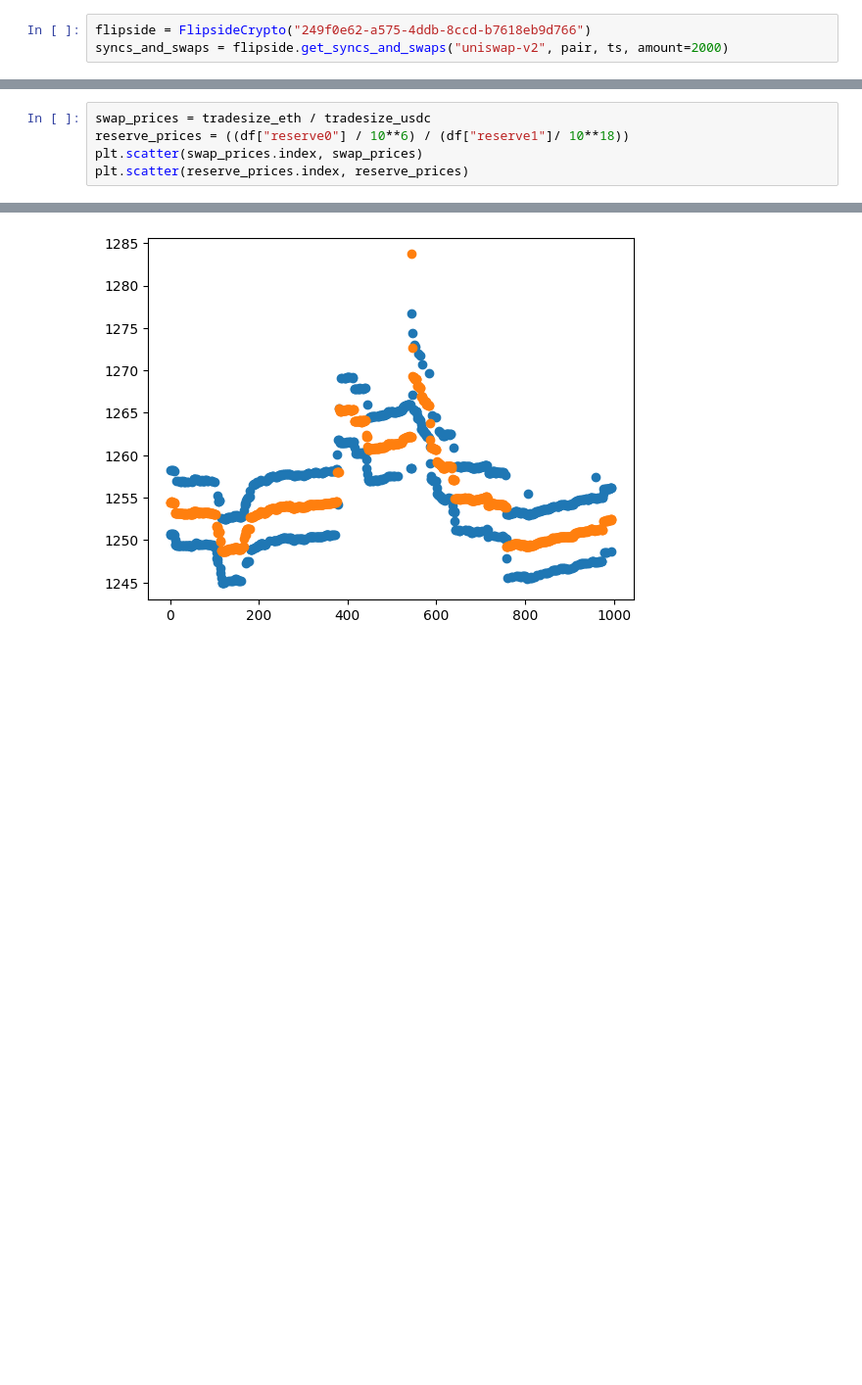
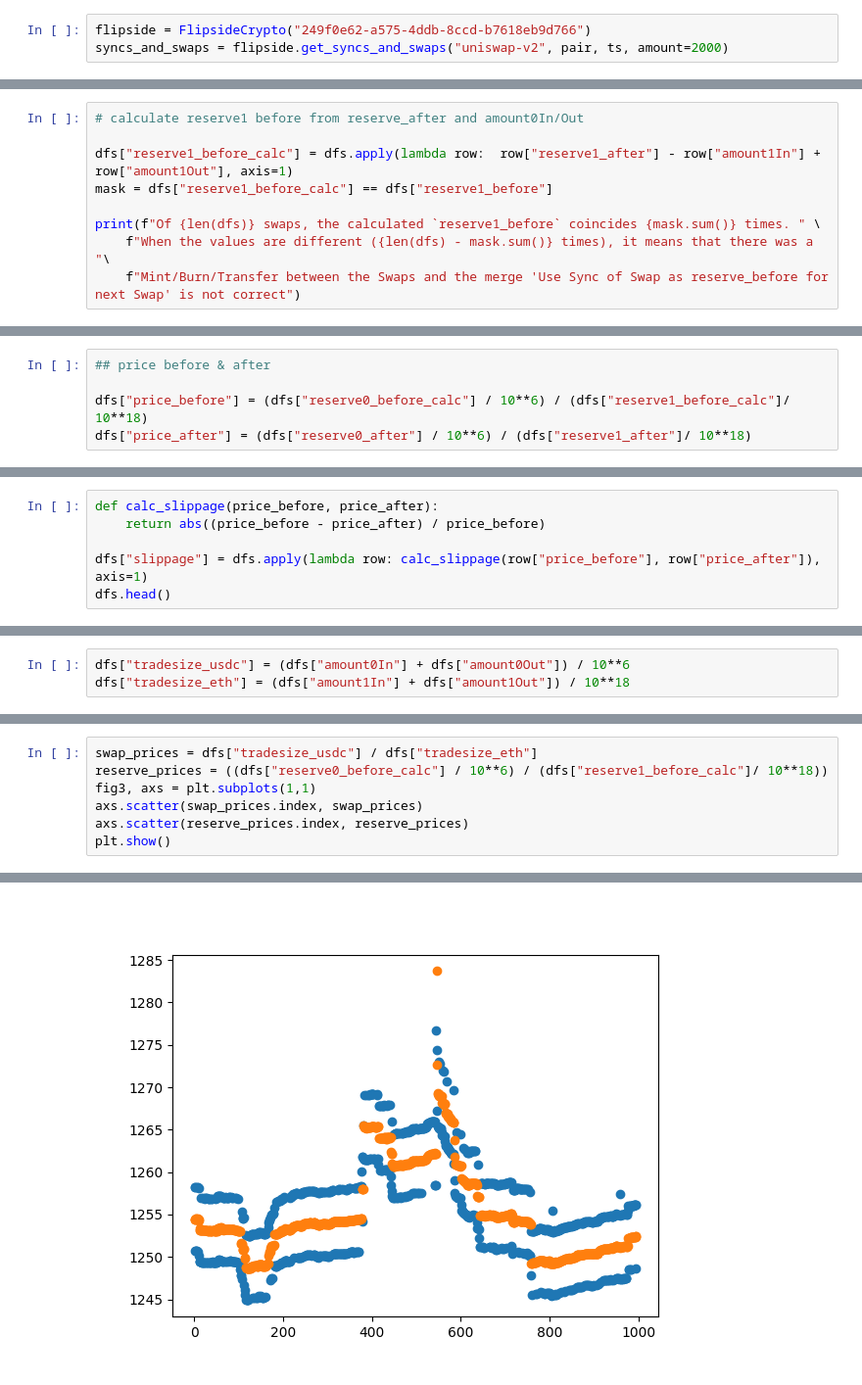
Before and after one commit to franwe/ChaosData, a Jupyter notebook: price_impact.ipynb, the cells around one changed output, grey strips where cells are left out. Shown at 98% size. Cells and saved outputs as stored; diff of their text form; blank space fills up the shorter version.

Commit message:
:sparkles: slippage and tradesize

```diff
--- a/price_impact.ipynb
+++ b/price_impact.ipynb
@@ -69,0 +129,9 @@ print(tradesize_eth.min(), tradesize_eth.max())
+# %%
+# calculate reserve1 before from reserve_after and amount0In/Out
+
+dfs["reserve1_before_calc"] = dfs.apply(lambda row:  row["reserve1_after"] - row["amount1In"] + row["amount1Out"], axis=1)
+mask = dfs["reserve1_before_calc"] == dfs["reserve1_before"]
+
+print(f"Of {len(dfs)} swaps, the calculated `reserve1_before` coincides {mask.sum()} times. " \
+    f"When the values are different ({len(dfs) - mask.sum()} times), it means that there was a "\
+    f"Mint/Burn/Transfer between the Swaps and the merge 'Use Sync of Swap as reserve_before for next Swap' is not correct")
@@ -69,0 +147,5 @@ print(tradesize_eth.min(), tradesize_eth.max())
+# %%
+## price before & after
+
+dfs["price_before"] = (dfs["reserve0_before_calc"] / 10**6) / (dfs["reserve1_before_calc"]/ 10**18)
+dfs["price_after"] = (dfs["reserve0_after"] / 10**6) / (dfs["reserve1_after"]/ 10**18)
@@ -69,0 +163,6 @@ print(tradesize_eth.min(), tradesize_eth.max())
+# %%
+def calc_slippage(price_before, price_after):
+    return abs((price_before - price_after) / price_before)
+
+dfs["slippage"] = dfs.apply(lambda row: calc_slippage(row["price_before"], row["price_after"]), axis=1)
+dfs.head()
@@ -69,0 +183,3 @@ print(tradesize_eth.min(), tradesize_eth.max())
+# %%
+dfs["tradesize_usdc"] = (dfs["amount0In"] + dfs["amount0Out"]) / 10**6
+dfs["tradesize_eth"] = (dfs["amount1In"] + dfs["amount1Out"]) / 10**18
@@ -70,6 +218,8 @@ print(tradesize_eth.min(), tradesize_eth.max())
 # %%
-swap_prices = tradesize_eth / tradesize_usdc
-reserve_prices = ((df["reserve0"] / 10**6) / (df["reserve1"]/ 10**18))
-plt.scatter(swap_prices.index, swap_prices)
-plt.scatter(reserve_prices.index, reserve_prices)
+swap_prices = dfs["tradesize_usdc"] / dfs["tradesize_eth"]
+reserve_prices = ((dfs["reserve0_before_calc"] / 10**6) / (dfs["reserve1_before_calc"]/ 10**18))
+fig3, axs = plt.subplots(1,1)
+axs.scatter(swap_prices.index, swap_prices)
+axs.scatter(reserve_prices.index, reserve_prices)
+plt.show()
 # %% [output]
@@ -77 +226 @@ plt.scatter(reserve_prices.index, reserve_prices)
-[figure, old version]
+[figure, new version]
```
Also changed, not shown: parts of 26 cells of this notebook.
